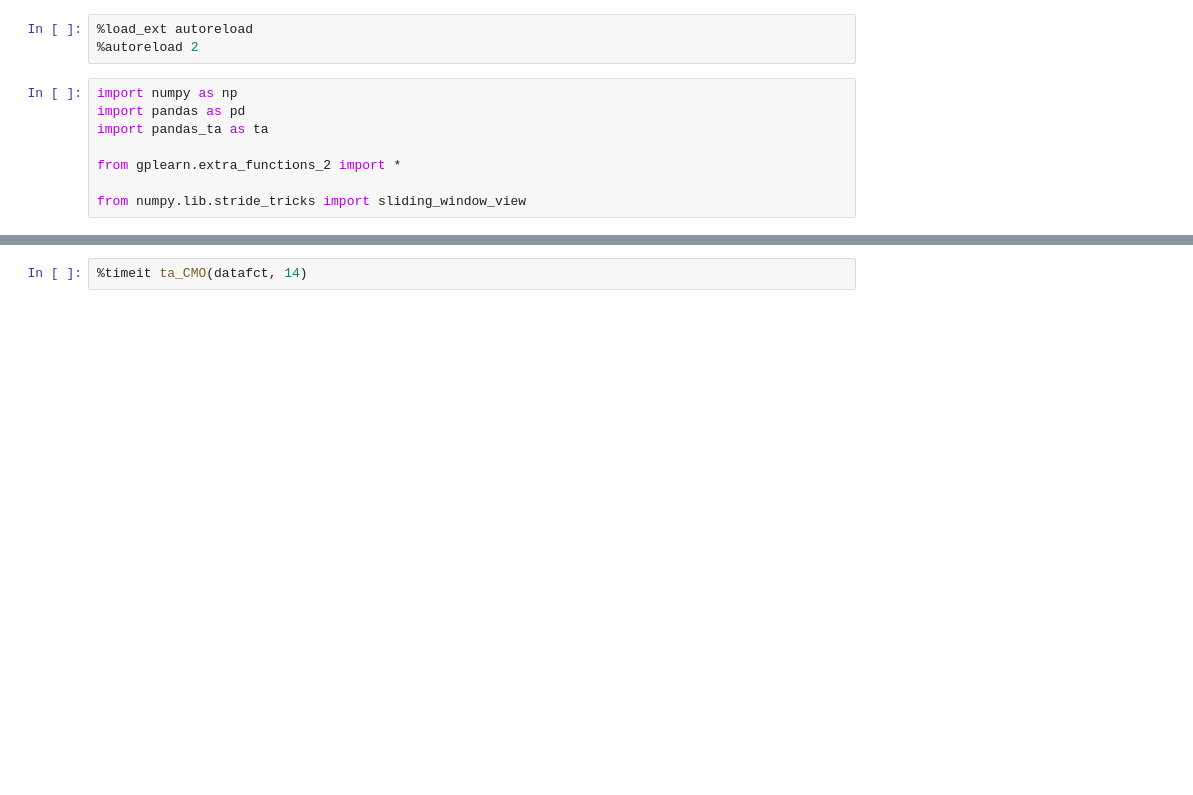
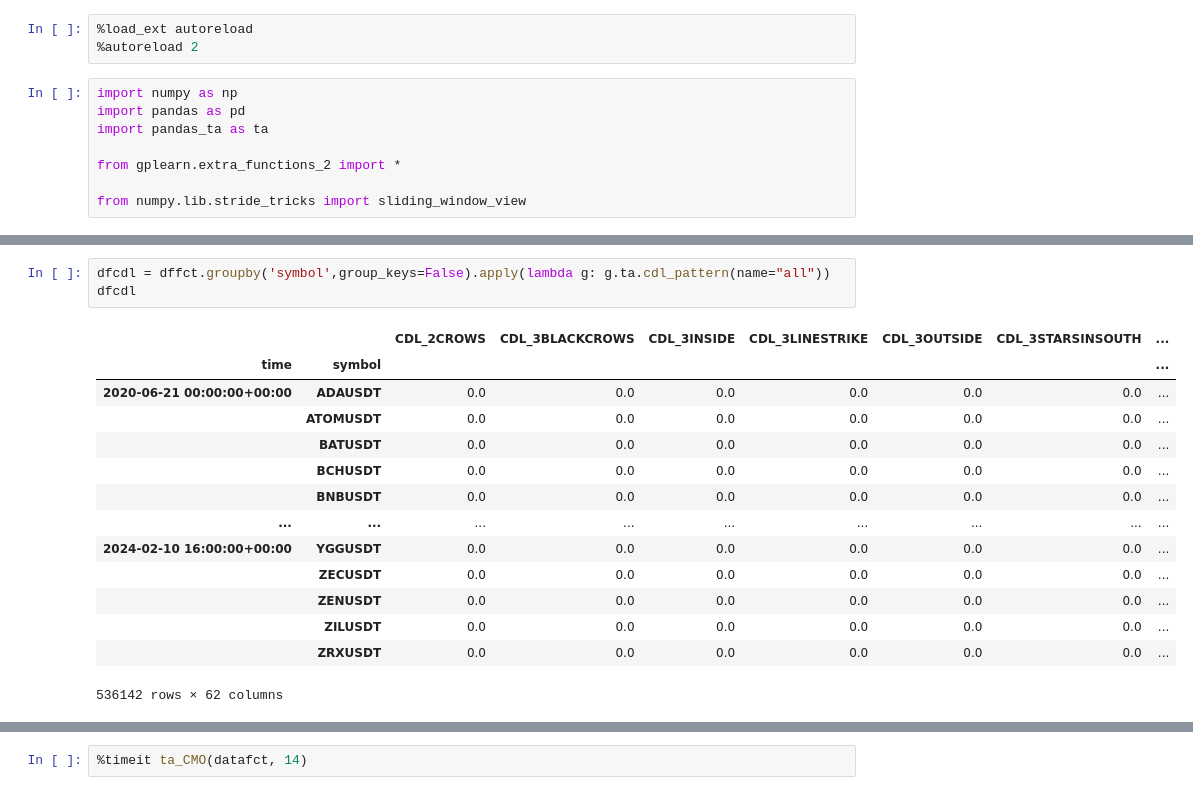
Before and after one commit to pennymax/gplearn, a Jupyter notebook: mytest_functions.ipynb, the cells around one changed output, grey strips where cells are left out. Cells and saved outputs as stored; diff of their text form; blank space fills up the shorter version.

```diff
--- a/mytest_functions.ipynb
+++ b/mytest_functions.ipynb
@@ -31,0 +71,18 @@ dffct = pd.read_parquet('/home/pennymax/proj/MFM/CrossSection/v1_basic/basic_8h_
+# %%
+dfcdl = dffct.groupby('symbol',group_keys=False).apply(lambda g: g.ta.cdl_pattern(name="all"))
+dfcdl
+# %% [output]
+|  |  | CDL_2CROWS | CDL_3BLACKCROWS | CDL_3INSIDE | CDL_3LINESTRIKE | CDL_3OUTSIDE | CDL_3STARSINSOUTH | ... |
+| time | symbol |  |  |  |  |  |  | ... |
+| 2020-06-21 00:00:00+00:00 | ADAUSDT | 0.0 | 0.0 | 0.0 | 0.0 | 0.0 | 0.0 | ... |
+|  | ATOMUSDT | 0.0 | 0.0 | 0.0 | 0.0 | 0.0 | 0.0 | ... |
+|  | BATUSDT | 0.0 | 0.0 | 0.0 | 0.0 | 0.0 | 0.0 | ... |
+|  | BCHUSDT | 0.0 | 0.0 | 0.0 | 0.0 | 0.0 | 0.0 | ... |
+|  | BNBUSDT | 0.0 | 0.0 | 0.0 | 0.0 | 0.0 | 0.0 | ... |
+| ... | ... | ... | ... | ... | ... | ... | ... | ... |
+| 2024-02-10 16:00:00+00:00 | YGGUSDT | 0.0 | 0.0 | 0.0 | 0.0 | 0.0 | 0.0 | ... |
+|  | ZECUSDT | 0.0 | 0.0 | 0.0 | 0.0 | 0.0 | 0.0 | ... |
+|  | ZENUSDT | 0.0 | 0.0 | 0.0 | 0.0 | 0.0 | 0.0 | ... |
+|  | ZILUSDT | 0.0 | 0.0 | 0.0 | 0.0 | 0.0 | 0.0 | ... |
+|  | ZRXUSDT | 0.0 | 0.0 | 0.0 | 0.0 | 0.0 | 0.0 | ... |
+536142 rows × 62 columns
```
Also changed, not shown: parts of 5 cells of this notebook, 2 other files.
